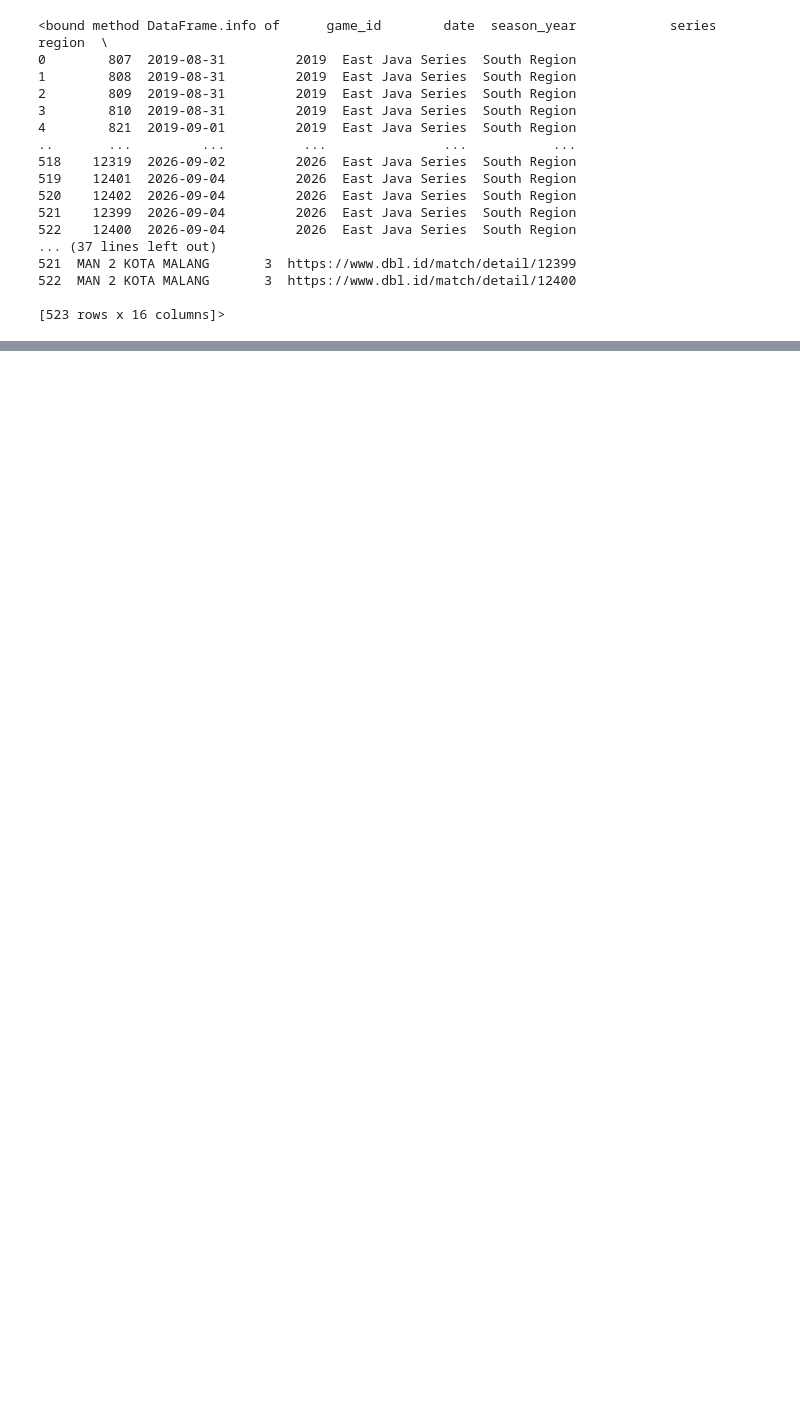
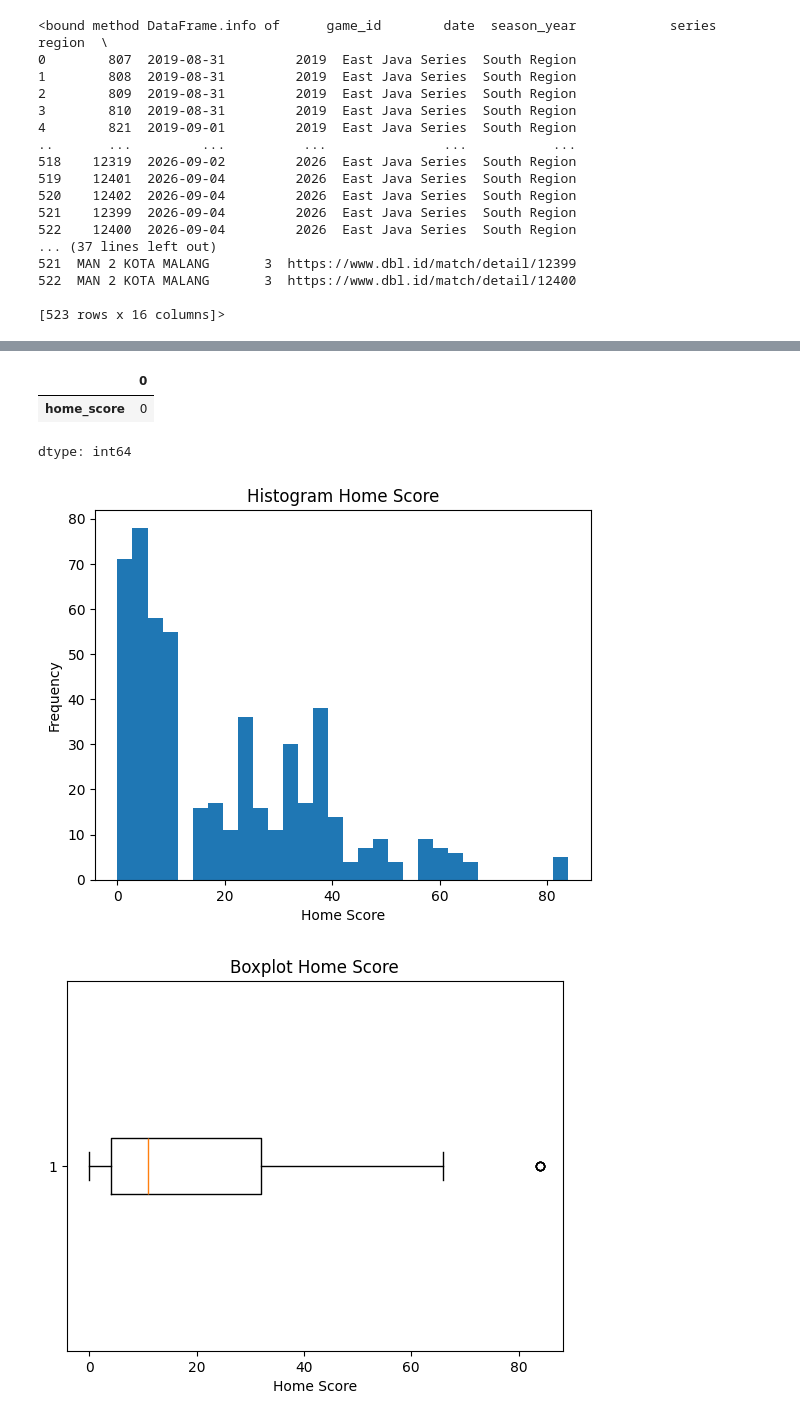
Before and after one commit to RAFAELSFIX10SMBR/datascience-portofolio, a Jupyter notebook: DBL_Predictor.ipynb, the cells around one changed output, grey strips where cells are left out. Saved outputs shown, nothing was run; the diff lists cells and outputs as text; code cells hidden in the pictures; blank space fills up the shorter version.

```diff
--- a/DBL_Predictor.ipynb
+++ b/DBL_Predictor.ipynb
@@ -41,0 +87,30 @@ df.tail()
+# %%
+#handle missing value numerikal
+df_cpy_num1 = df.copy()
+home_score_by_away_score = df_cpy_num1.groupby('away_score')['home_score'].transform('median')
+df_cpy_num1['home_score'] = df_cpy_num1['home_score'].fillna(home_score_by_away_score)
+
+df_cpy_num1[['home_score']].isna().sum()
+# %% [output]
+|  | 0 |
+| home_score | 0 |
+dtype: int64
+# %%
+#boxplot dan histogram
+num_cols = ['home_score','away_Score']
+
+plt.figure
+plt.hist(df['home_score'].dropna(),bins=30)
+plt.title('Histogram Home Score')
+plt.xlabel('Home Score')
+plt.ylabel('Frequency')
+plt.show()
+
+plt.figure()
+plt.boxplot(df['home_score'].dropna(),vert=False)
+plt.title('Boxplot Home Score')
+plt.xlabel('Home Score')
+plt.show()
+# %% [output]
+[figure, added]
+[figure, added]
```
Also changed, not shown: parts of 5 cells of this notebook.
